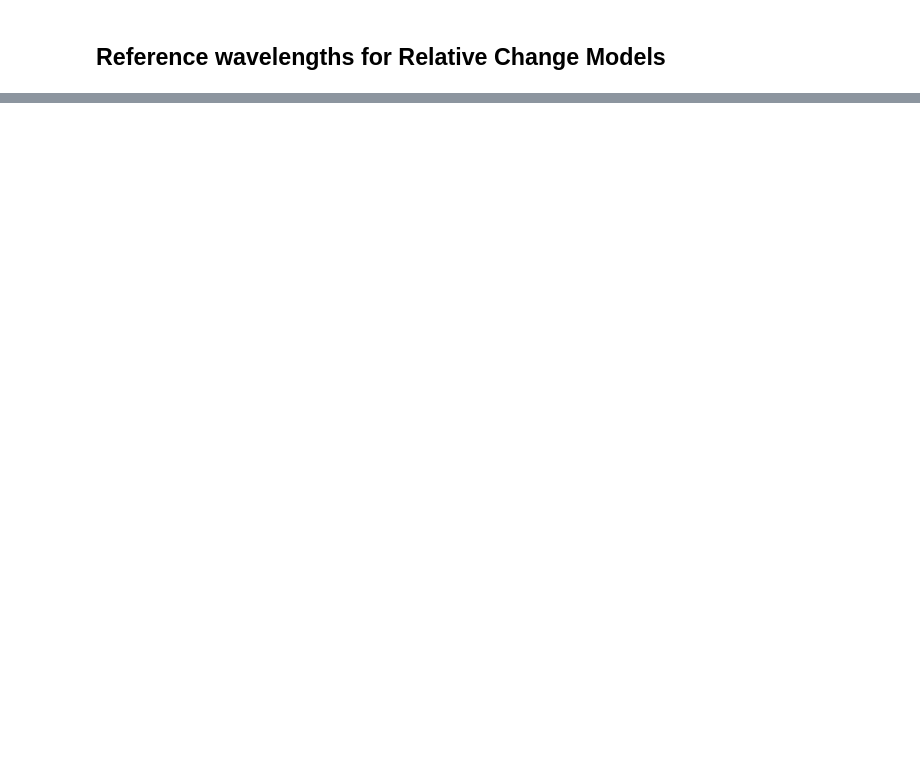
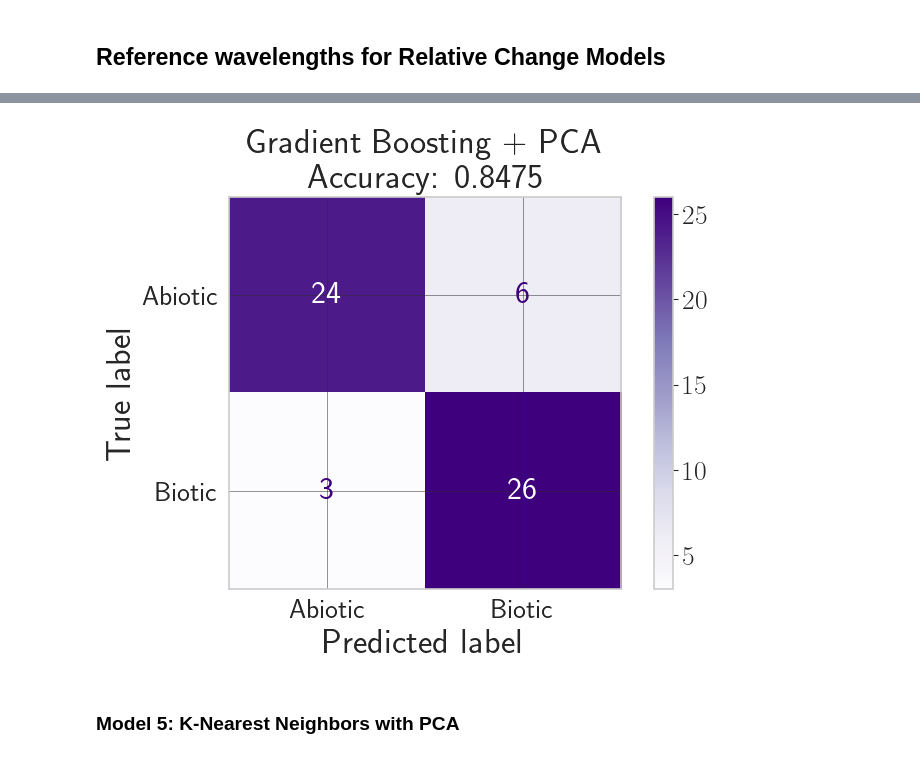
Before and after one commit to RicardoLoperaV/DiPreSi, a Jupyter notebook: Cambio Relativo/Models_RelCha.ipynb, the cells around one changed output, grey strips where cells are left out. Saved outputs shown, nothing was run; the diff lists cells and outputs as text; code cells hidden in the pictures; blank space fills up the shorter version.

```diff
--- a/Cambio Relativo/Models_RelCha.ipynb
+++ b/Cambio Relativo/Models_RelCha.ipynb
@@ -50,0 +412,31 @@ REF.head()
+# %%
+# Model 4: Gradient Boosting with PCA
+param_grid_gb = {
+    'pca__n_components': [10, 20, 30, 50],
+    'gb__n_estimators': [50, 100, 200],
+    'gb__learning_rate': [0.01, 0.05, 0.1, 0.2],
+    'gb__max_depth': [3, 5, 7, 10],
+    'gb__min_samples_split': [2, 5, 10],
+    'gb__min_samples_leaf': [1, 2, 4]
+}
+
+pipeline_gb = Pipeline([
+    ('scaler', StandardScaler()),
+    ('pca', PCA()),
+    ('gb', GradientBoostingClassifier(random_state=42))
+])
+
+grid_search_gb = GridSearchCV(pipeline_gb, param_grid_gb, cv=5, n_jobs=-1, scoring='balanced_accuracy', verbose=1)
+grid_search_gb.fit(X_train, y_encoded)
+
+best_gb = grid_search_gb.best_estimator_
+y_pred_gb = best_gb.predict(X_test)
+
+print(f"\n{'='*60}")
+print("GRADIENT BOOSTING WITH PCA")
+print(f"{'='*60}")
+print(f"Best CV Score: {grid_search_gb.best_score_:.4f}")
+print(f"Best Parameters: {grid_search_gb.best_params_}")
+print(f"\nTest Accuracy: {accuracy_score(y_test_encoded, y_pred_gb):.4f}")
+print(f"Test F1 Score: {f1_score(y_test_encoded, y_pred_gb, average='weighted'):.4f}")
+print(f"\nClassification Report:\n{classification_report(y_test_encoded, y_pred_gb, target_names=le.classes_)}")
@@ -50,0 +464,13 @@ REF.head()
+# %%
+# Confusion Matrix for Gradient Boosting
+fig, ax = plt.subplots(figsize=(8, 6))
+cm_gb = confusion_matrix(y_test_encoded, y_pred_gb)
+disp_gb = ConfusionMatrixDisplay(confusion_matrix=cm_gb, display_labels=le.classes_)
+disp_gb.plot(cmap='Purples', ax=ax)
+ax.set_title(f'Gradient Boosting + PCA\nAccuracy: {accuracy_score(y_test_encoded, y_pred_gb):.4f}')
+plt.tight_layout()
+plt.show()
+# %% [output]
+[figure, added]
+# %% [markdown]
+### Model 5: K-Nearest Neighbors with PCA
```
Also changed, not shown: parts of 30 cells of this notebook, 1 other file.
